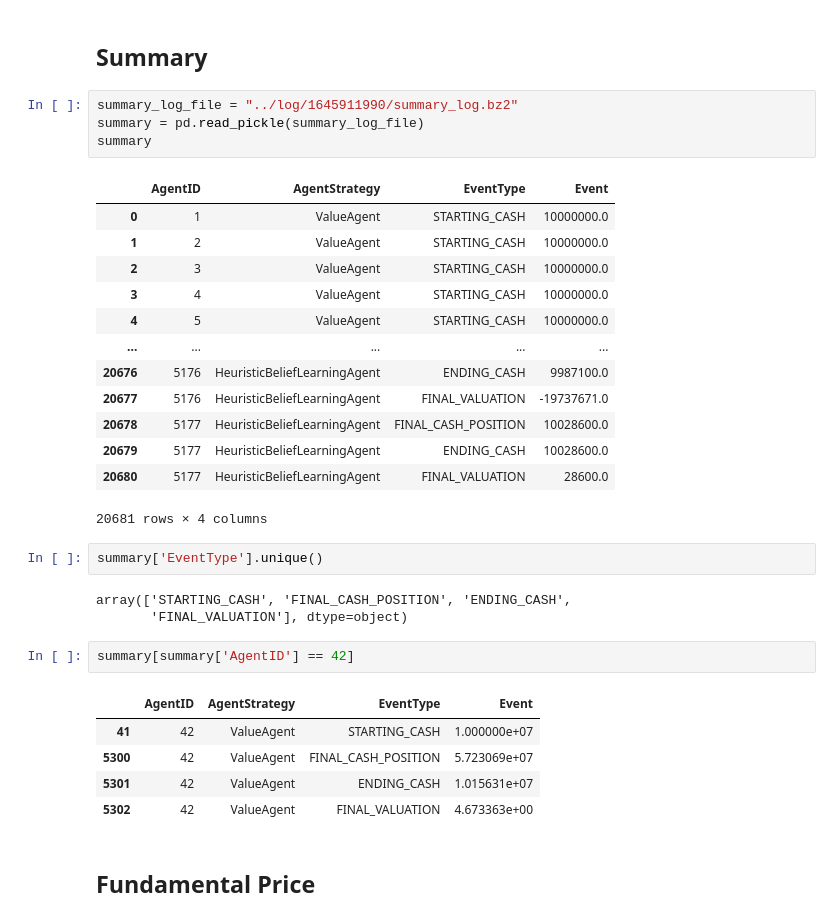
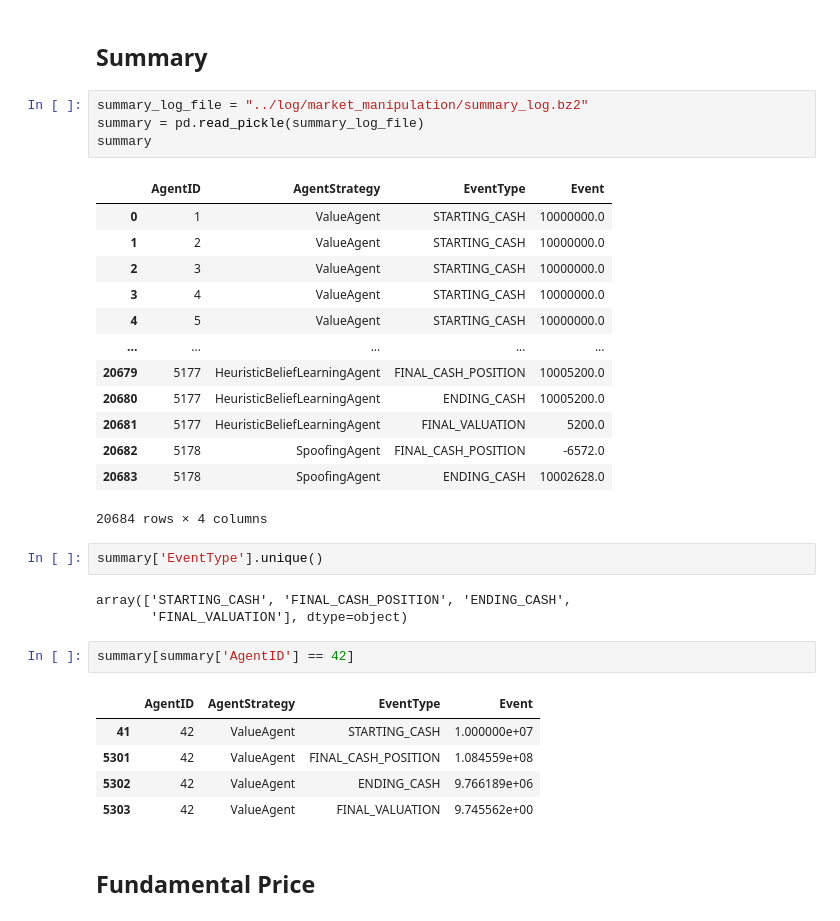
Before and after one commit to aldoalfaro98/abides, a Jupyter notebook: simulation_analysis/market_manipulation.ipynb, the cells around one changed output. Cells and saved outputs as stored; diff of their text form.

Commit message:
Basic spoofing simulation

```diff
--- a/simulation_analysis/market_manipulation.ipynb
+++ b/simulation_analysis/market_manipulation.ipynb
@@ -10,23 +10,23 @@ sys.path.append('../')
 # %% [markdown]
 ## Summary
 # %%
-summary_log_file = "../log/1645911990/summary_log.bz2"
+summary_log_file = "../log/market_manipulation/summary_log.bz2"
 summary = pd.read_pickle(summary_log_file)
 summary
 # %% [output]
 |  | AgentID | AgentStrategy | EventType | Event |
 | 0 | 1 | ValueAgent | STARTING_CASH | 10000000.0 |
 | 1 | 2 | ValueAgent | STARTING_CASH | 10000000.0 |
 | 2 | 3 | ValueAgent | STARTING_CASH | 10000000.0 |
 | 3 | 4 | ValueAgent | STARTING_CASH | 10000000.0 |
 | 4 | 5 | ValueAgent | STARTING_CASH | 10000000.0 |
 | ... | ... | ... | ... | ... |
-| 20676 | 5176 | HeuristicBeliefLearningAgent | ENDING_CASH | 9987100.0 |
-| 20677 | 5176 | HeuristicBeliefLearningAgent | FINAL_VALUATION | -19737671.0 |
-| 20678 | 5177 | HeuristicBeliefLearningAgent | FINAL_CASH_POSITION | 10028600.0 |
-| 20679 | 5177 | HeuristicBeliefLearningAgent | ENDING_CASH | 10028600.0 |
-| 20680 | 5177 | HeuristicBeliefLearningAgent | FINAL_VALUATION | 28600.0 |
+| 20679 | 5177 | HeuristicBeliefLearningAgent | FINAL_CASH_POSITION | 10005200.0 |
+| 20680 | 5177 | HeuristicBeliefLearningAgent | ENDING_CASH | 10005200.0 |
+| 20681 | 5177 | HeuristicBeliefLearningAgent | FINAL_VALUATION | 5200.0 |
+| 20682 | 5178 | SpoofingAgent | FINAL_CASH_POSITION | -6572.0 |
+| 20683 | 5178 | SpoofingAgent | ENDING_CASH | 10002628.0 |
-20681 rows × 4 columns
+20684 rows × 4 columns
 # %%
 summary['EventType'].unique()
 # %% [output]
@@ -37,9 +37,9 @@ summary[summary['AgentID'] == 42]
 # %% [output]
 |  | AgentID | AgentStrategy | EventType | Event |
 | 41 | 42 | ValueAgent | STARTING_CASH | 1.000000e+07 |
-| 5300 | 42 | ValueAgent | FINAL_CASH_POSITION | 5.723069e+07 |
-| 5301 | 42 | ValueAgent | ENDING_CASH | 1.015631e+07 |
-| 5302 | 42 | ValueAgent | FINAL_VALUATION | 4.673363e+00 |
+| 5301 | 42 | ValueAgent | FINAL_CASH_POSITION | 1.084559e+08 |
+| 5302 | 42 | ValueAgent | ENDING_CASH | 9.766189e+06 |
+| 5303 | 42 | ValueAgent | FINAL_VALUATION | 9.745562e+00 |
 # %% [markdown]
 ## Fundamental Price
 # %%
```
Also changed, not shown: parts of 12 cells of this notebook, 2 other files.
